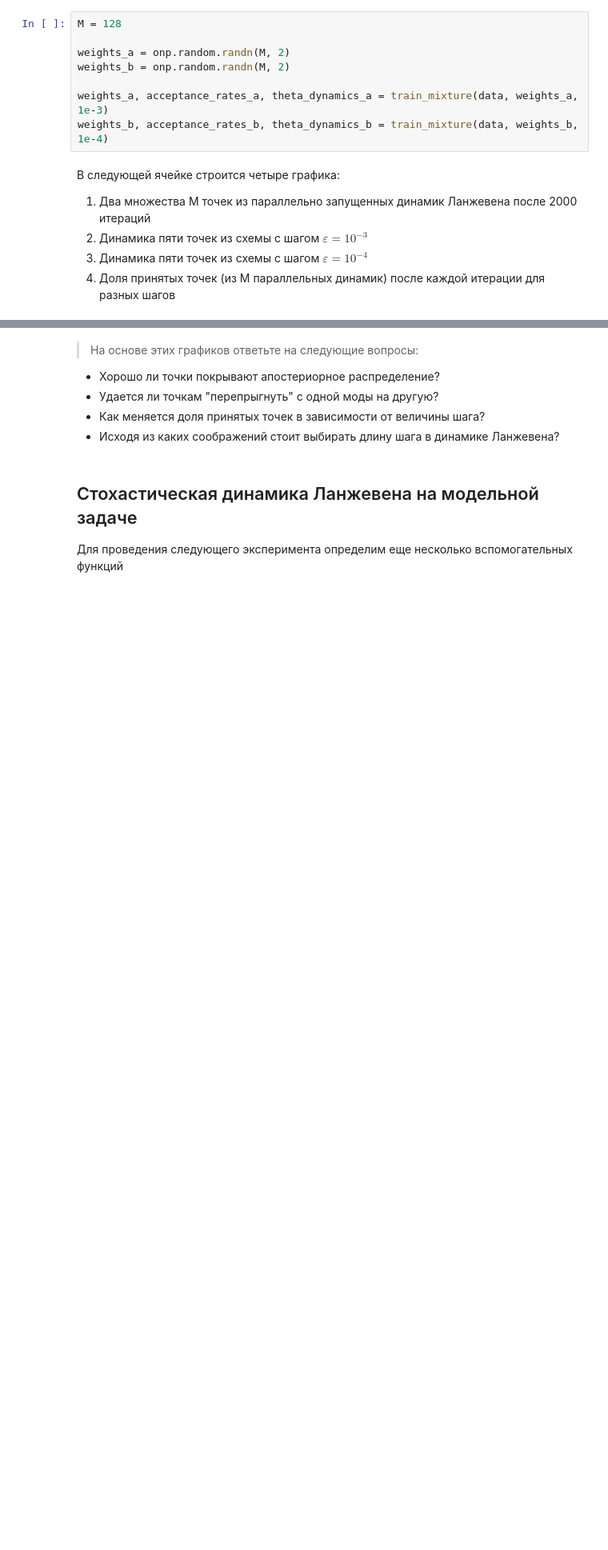
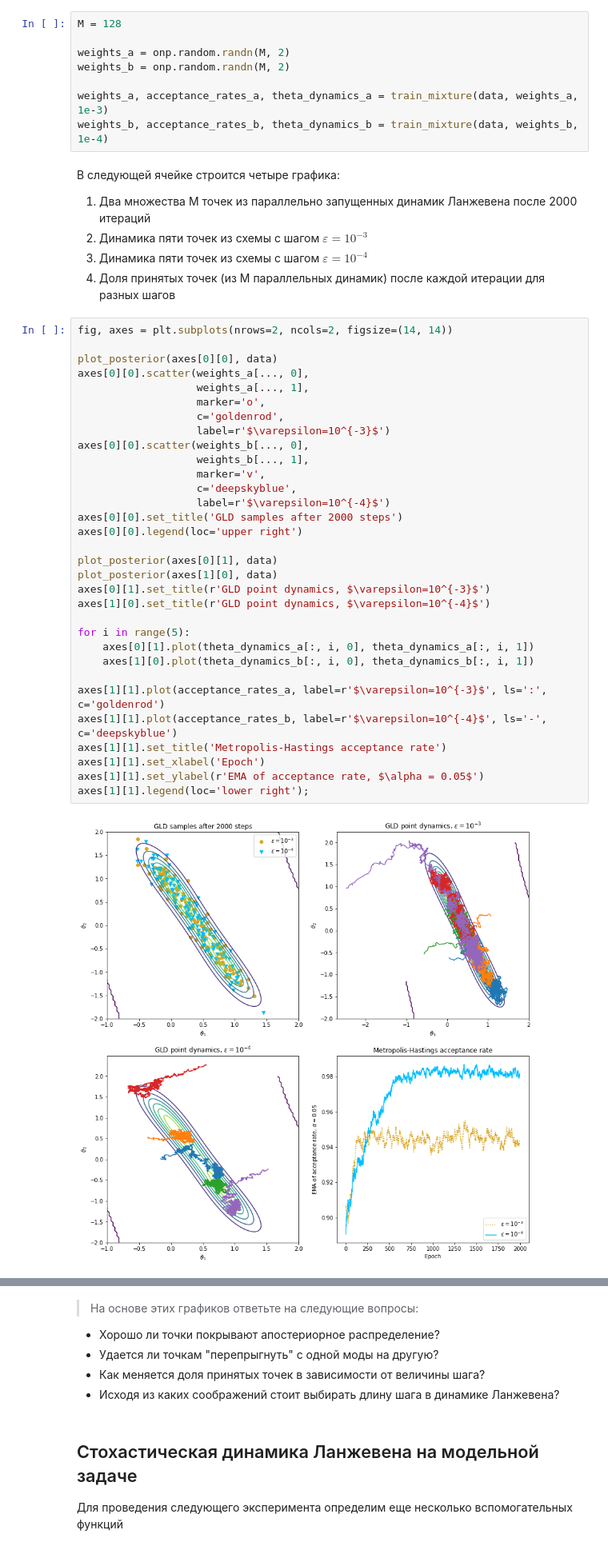
Before and after one commit to Stasiche/BMMO, a Jupyter notebook: Lab_2/Langevin Dynamics (JAX).ipynb, the cells around one changed output, grey strips where cells are left out. Shown at 80% size. Drawn from its saved outputs; the diff is of its cells as text; blank space fills up the shorter version.

```diff
--- a/Lab_2/Langevin Dynamics (JAX).ipynb
+++ b/Lab_2/Langevin Dynamics (JAX).ipynb
@@ -356,6 +357,40 @@ weights_b, acceptance_rates_b, theta_dynamics_b = train_mixture(data, weights_b,
 2. Динамика пяти точек из схемы с шагом $\varepsilon=10^{-3}$
 3. Динамика пяти точек из схемы с шагом $\varepsilon=10^{-4}$
 4. Доля принятых точек (из M параллельных динамик) после каждой итерации для разных шагов
+# %%
+fig, axes = plt.subplots(nrows=2, ncols=2, figsize=(14, 14))
+
+plot_posterior(axes[0][0], data)
+axes[0][0].scatter(weights_a[..., 0],
+                   weights_a[..., 1],
+                   marker='o',
+                   c='goldenrod',
+                   label=r'$\varepsilon=10^{-3}$')
+axes[0][0].scatter(weights_b[..., 0],
+                   weights_b[..., 1],
+                   marker='v',
+                   c='deepskyblue',
+                   label=r'$\varepsilon=10^{-4}$')
+axes[0][0].set_title('GLD samples after 2000 steps')
+axes[0][0].legend(loc='upper right')
+
+plot_posterior(axes[0][1], data)
+plot_posterior(axes[1][0], data)
+axes[0][1].set_title(r'GLD point dynamics, $\varepsilon=10^{-3}$')
+axes[1][0].set_title(r'GLD point dynamics, $\varepsilon=10^{-4}$')
+
+for i in range(5):
+    axes[0][1].plot(theta_dynamics_a[:, i, 0], theta_dynamics_a[:, i, 1])
+    axes[1][0].plot(theta_dynamics_b[:, i, 0], theta_dynamics_b[:, i, 1])
+
+axes[1][1].plot(acceptance_rates_a, label=r'$\varepsilon=10^{-3}$', ls=':', c='goldenrod')
+axes[1][1].plot(acceptance_rates_b, label=r'$\varepsilon=10^{-4}$', ls='-', c='deepskyblue')
+axes[1][1].set_title('Metropolis-Hastings acceptance rate')
+axes[1][1].set_xlabel('Epoch')
+axes[1][1].set_ylabel(r'EMA of acceptance rate, $\alpha = 0.05$')
+axes[1][1].legend(loc='lower right');
+# %% [output]
+[figure, added]
 # %%
 fig, axes = plt.subplots(nrows=2, ncols=2, figsize=(14, 14))
 
```
Also changed, not shown: parts of 6 cells of this notebook.
